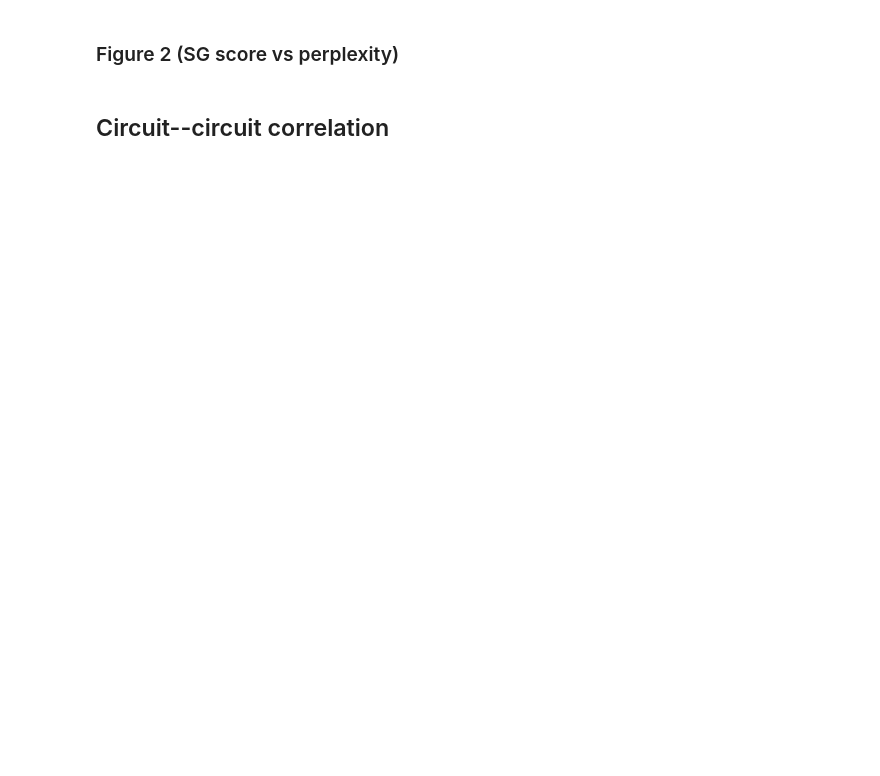
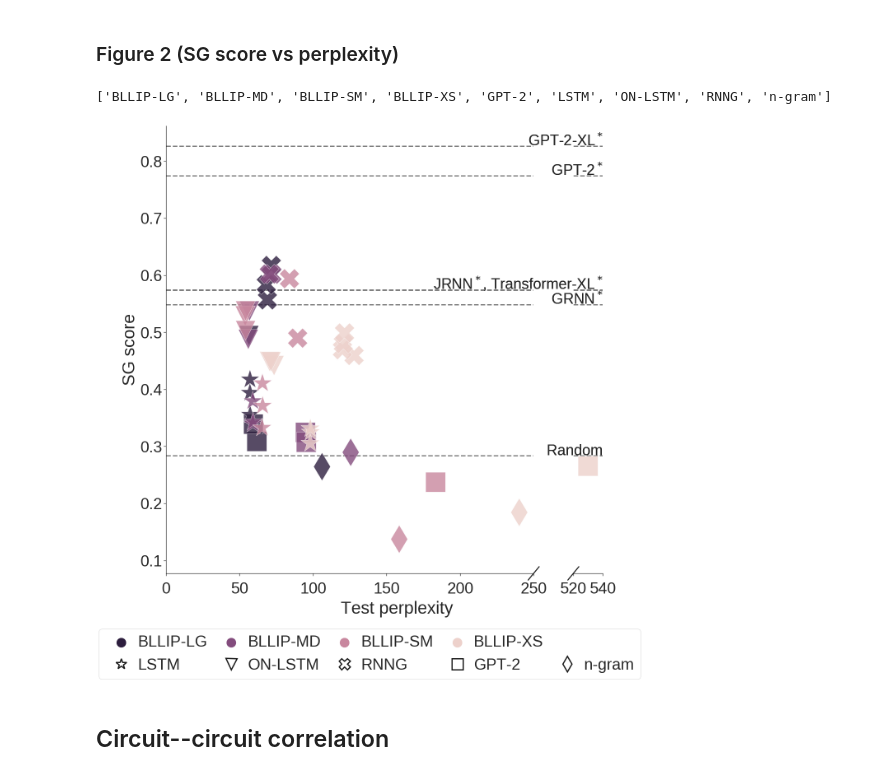
Before and after one commit to cpllab/syntactic-generalization, a Jupyter notebook: notebooks/main.ipynb, the cells around one changed output. Saved outputs shown, nothing was run; the diff lists cells and outputs as text; code cells hidden in the pictures; blank space fills up the shorter version.

Commit message:
fix labels in figure 2; color in figure 7

```diff
--- a/notebooks/main.ipynb
+++ b/notebooks/main.ipynb
@@ -484,11 +539,17 @@ for ax in [ax1,ax2]:
     for model_name, rows in no_ppl_data.groupby("pretty_model_name"):
         y = rows.correct.mean()
         ax.axhline(y, zorder=1, linewidth=3, **BASELINE_LINESTYLE)
-        if "GRNN" in model_name: # custom spacing tweaking
-            y_offset = -0.03
+#         if "GRNN" in model_name: # custom spacing tweaking
+#             y_offset = -0.03
+#         else:
+        y_offset = 0.001 #0.006
+        # Need custom spacing for JRNN and Transformer-XL, since their mean SG scores essentially overlap.
+        if "JRNN" in model_name:
+            ax2.text(540, y + y_offset, f"{PRETTY_COLUMN_MAPS[0][1]['jrnn']}, {PRETTY_COLUMN_MAPS[0][1]['transformer-xl']}", fontdict={"size": 36}, ha='right')
+        elif "Transformer-XL" in model_name:
+            pass
         else:
-            y_offset = 0.006
-        ax2.text(540, y + y_offset, model_name, fontdict={"size": 38}, ha='right')
+            ax2.text(540, y + y_offset, model_name, fontdict={"size": 36}, ha='right')
 
 no_ppl_data = no_ppl_data[no_ppl_data.model_name != 'gpt-2']
 
@@ -521,33 +582,36 @@ legend_title_map = {"pretty_model_name": "Model",
 # labels = [legend_title_map.get(l, l) for l in labels]
 drop_indices = [i for i,l in enumerate(labels) if l in legend_title_map.keys() or l in no_ppl_data.pretty_model_name.values]
 handles = [h for i,h in enumerate(handles) if i not in drop_indices]
 labels = [l for i,l in enumerate(labels) if i not in drop_indices]
 labels = [l if l not in joined_data.corpus_size.unique() else "BLLIP-%s" % l.upper() for l in labels]
 print(labels)
 
 # Add empty handle for legend spacing.
 handles.insert(4, mpatches.Patch(facecolor="white"))
 labels.insert(4, "")
 
 # Re-order labels.
 new_order = ["BLLIP-LG", "LSTM", "BLLIP-MD", "ON-LSTM", "BLLIP-SM", "RNNG", "BLLIP-XS", "GPT-2", "", "n-gram"]
 inds = [labels.index(l) for l in new_order]
 handles = [handles[i] for i in inds]
 labels = [labels[i] for i in inds]
 
 # Set model style markers in legend to outlines only.
 for i, (l, h) in enumerate(zip(labels, handles)):
     if l != "":
         h.set_sizes([500.0])
         if l in joined_data.pretty_model_name.unique():
              handles[i] = Line2D([0], [0], marker=markers[l], color='k', mew=3, lw=0,
                           markerfacecolor='w', markersize=27)
 
 plt.legend(handles, labels, bbox_to_anchor=(-16.4,-0.18), ncol=5, loc="center left", columnspacing=0.5, handletextpad=0.05)
 
 if RENDER_FINAL:
     # Can't use render_final function because of some spine issues.
     plt.savefig(figure_path / "perplexity.pdf", bbox_inches="tight")
+# %% [output]
+['BLLIP-LG', 'BLLIP-MD', 'BLLIP-SM', 'BLLIP-XS', 'GPT-2', 'LSTM', 'ON-LSTM', 'RNNG', 'n-gram']
+[figure, added]
 # %% [markdown]
 ## Circuit--circuit correlation
 # %%
```
Also changed, not shown: parts of 14 cells of this notebook.
